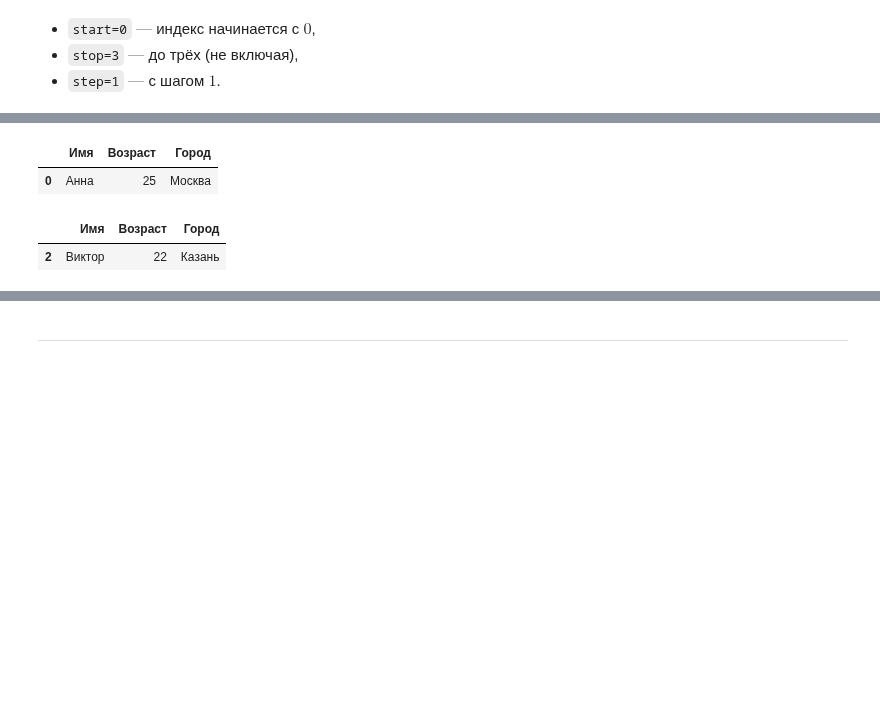
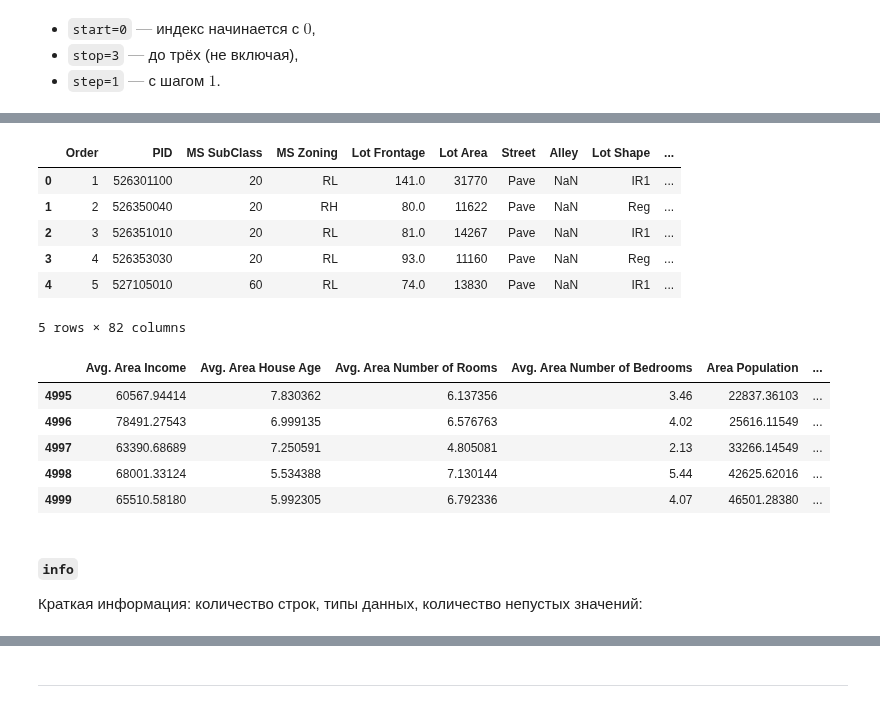
Before and after one commit to dragondangun/em_ml, a Jupyter notebook: 3. Pandas/Pandas.ipynb, the cells around one changed output, grey strips where cells are left out. Drawn from its saved outputs; the diff is of its cells as text; code cells hidden in the pictures; blank space fills up the shorter version.

```diff
--- a/3. Pandas/Pandas.ipynb
+++ b/3. Pandas/Pandas.ipynb
@@ -81,0 +115,3 @@ RangeIndex(start=0, stop=3, step=1)
+# %%
+df = pd.read_csv('housing.csv')
+df
@@ -84,10 +146,23 @@ RangeIndex(start=0, stop=3, step=1)
 # %%
-df.head(1) # Первая строка
+df.head()
 # %% [output]
-|  | Имя | Возраст | Город |
-| 0 | Анна | 25 | Москва |
+|  | Order | PID | MS SubClass | MS Zoning | Lot Frontage | Lot Area | Street | Alley | Lot Shape | ... |
+| 0 | 1 | 526301100 | 20 | RL | 141.0 | 31770 | Pave | NaN | IR1 | ... |
+| 1 | 2 | 526350040 | 20 | RH | 80.0 | 11622 | Pave | NaN | Reg | ... |
+| 2 | 3 | 526351010 | 20 | RL | 81.0 | 14267 | Pave | NaN | IR1 | ... |
+| 3 | 4 | 526353030 | 20 | RL | 93.0 | 11160 | Pave | NaN | Reg | ... |
+| 4 | 5 | 527105010 | 60 | RL | 74.0 | 13830 | Pave | NaN | IR1 | ... |
+5 rows × 82 columns
 # %%
-df.tail(1) # Последняя строка
+df.tail()
 # %% [output]
-|  | Имя | Возраст | Город |
-| 2 | Виктор | 22 | Казань |
+|  | Avg. Area Income | Avg. Area House Age | Avg. Area Number of Rooms | Avg. Area Number of Bedrooms | Area Population | ... |
+| 4995 | 60567.94414 | 7.830362 | 6.137356 | 3.46 | 22837.36103 | ... |
+| 4996 | 78491.27543 | 6.999135 | 6.576763 | 4.02 | 25616.11549 | ... |
+| 4997 | 63390.68689 | 7.250591 | 4.805081 | 2.13 | 33266.14549 | ... |
+| 4998 | 68001.33124 | 5.534388 | 7.130144 | 5.44 | 42625.62016 | ... |
+| 4999 | 65510.58180 | 5.992305 | 6.792336 | 4.07 | 46501.28380 | ... |
+# %% [markdown]
+#### `info`
+
+Краткая информация: количество строк, типы данных, количество непустых значений:
```
Also changed, not shown: parts of 25 cells of this notebook, 2 other files.
